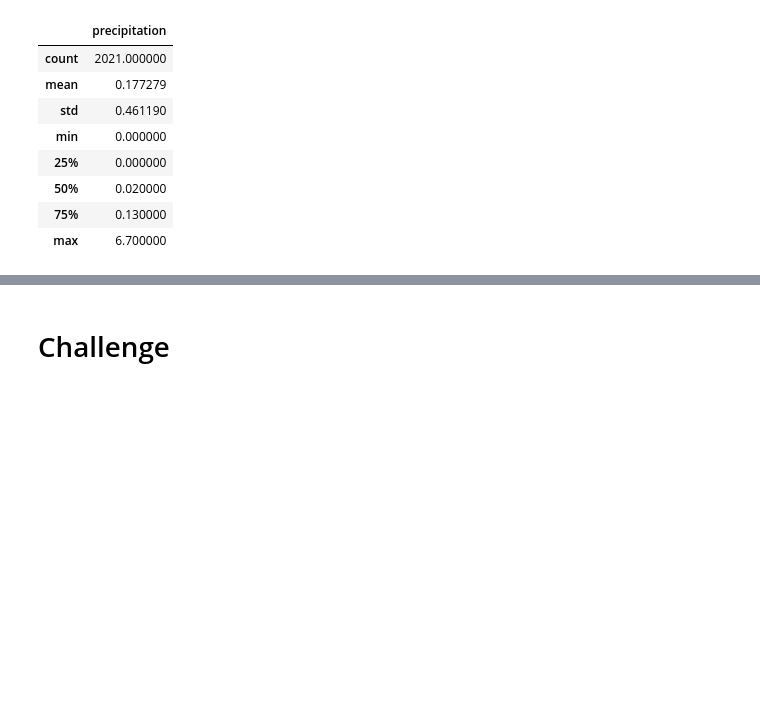
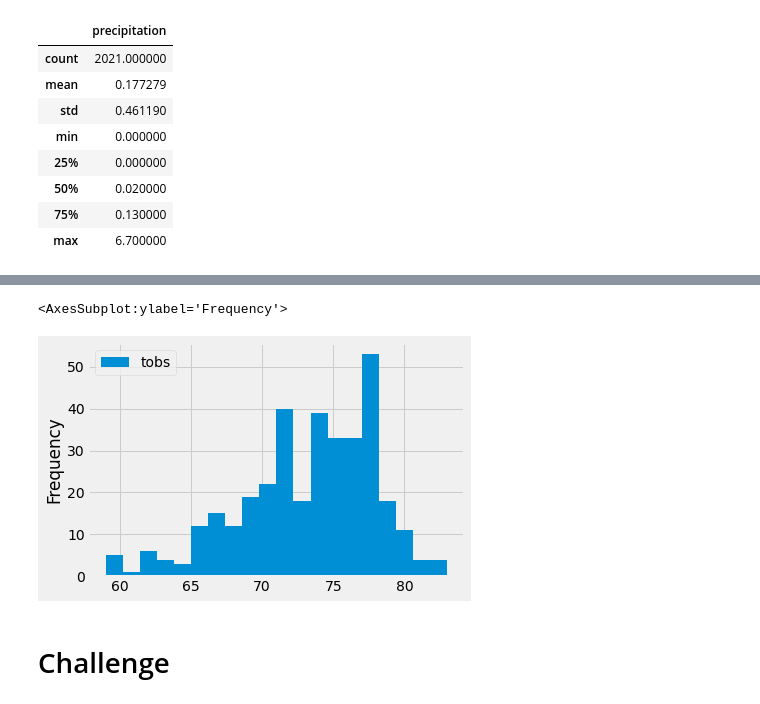
Before and after one commit to dyl-lee/surfs_up, a Jupyter notebook: climate_analysis.ipynb, the cells around one changed output, grey strips where cells are left out. Drawn from its saved outputs; the diff is of its cells as text; code cells hidden in the pictures; blank space fills up the shorter version.

```diff
--- a/climate_analysis.ipynb
+++ b/climate_analysis.ipynb
@@ -86,3 +119,8 @@ df.describe()
+# %%
+temp_results.plot.hist(bins=20)
+# %% [output]
+<AxesSubplot:ylabel='Frequency'>
+[figure, added]
 # %%
 # Write a function called `calc_temps` that will accept start date and end date in the format '%Y-%m-%d'
 # and return the minimum, average, and maximum temperatures for that range of dates
```
Also changed, not shown: parts of 6 cells of this notebook.
